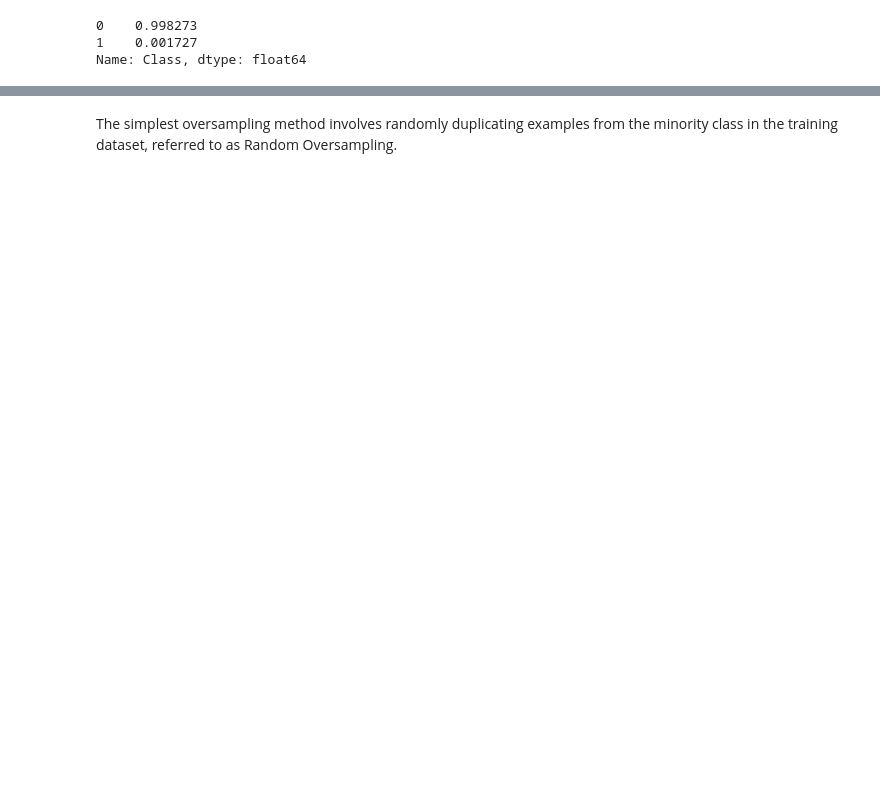
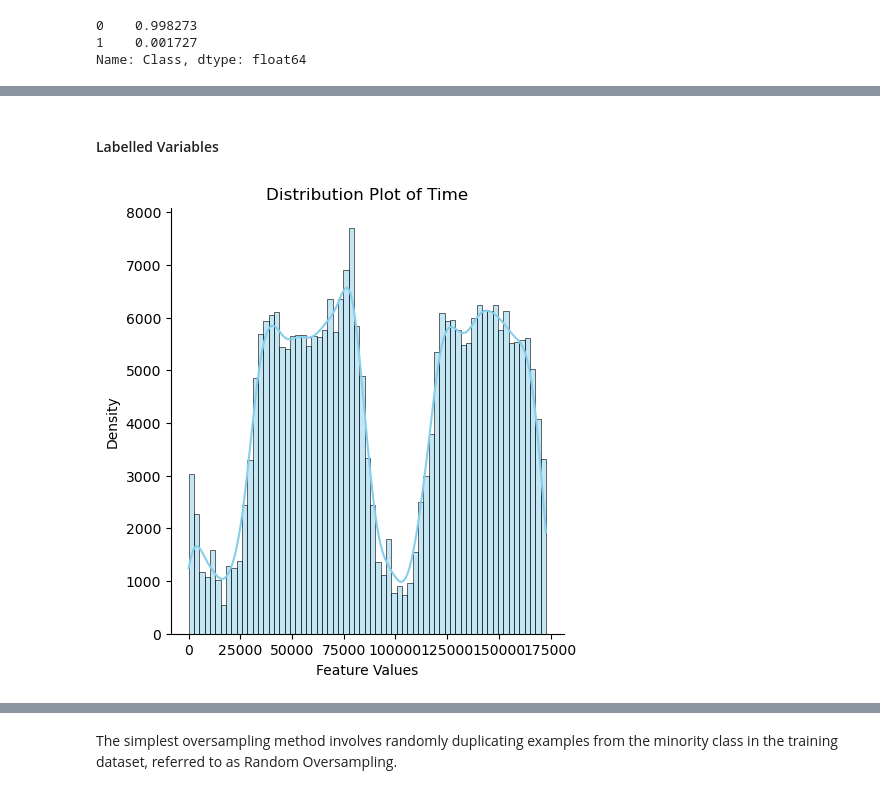
Before and after one commit to rezaaldama/CCFraudModel, a Jupyter notebook: CCFraudModel.ipynb, the cells around one changed output, grey strips where cells are left out. Drawn from its saved outputs; the diff is of its cells as text; code cells hidden in the pictures; blank space fills up the shorter version.

```diff
--- a/CCFraudModel.ipynb
+++ b/CCFraudModel.ipynb
@@ -83,0 +96,27 @@ X.describe()
+# %% [markdown]
+#### Labelled Variables
+# %%
+def plot_distribution(df, feature_name):
+    """
+    Plot distribution plot of a feature in a pandas DataFrame.
+
+    Parameters:
+    - df: pandas DataFrame
+        The DataFrame containing the data.
+    - feature_name: str
+        The name of the feature column to plot.
+    """
+    # Plot distribution plot
+    sns.displot(data=df, x=feature_name, kde=True, color='skyblue')
+
+    # Add labels and title
+    plt.xlabel('Feature Values')
+    plt.ylabel('Density')
+    plt.title(f'Distribution Plot of {feature_name}')
+
+    # Show plot
+    plt.show()
+# %%
+plot_distribution(df, 'Time')
+# %% [output]
+[figure, added]
```
Also changed, not shown: parts of 59 cells of this notebook.
